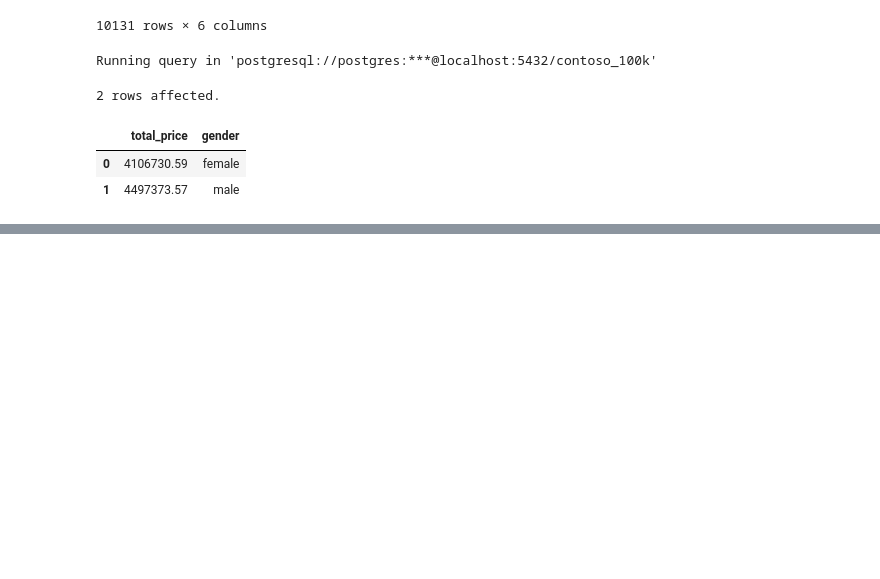
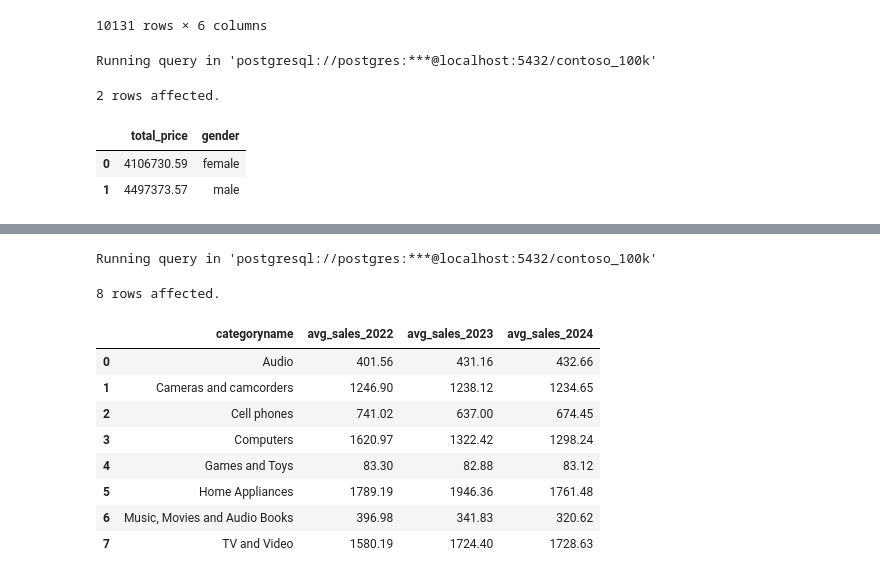
Before and after one commit to frank-hub/contoso_sql_analysis, a Jupyter notebook: Resources/Blank_SQL_Notebook.ipynb, the cells around one changed output, grey strips where cells are left out. Drawn from its saved outputs; the diff is of its cells as text; code cells hidden in the pictures; blank space fills up the shorter version.

```diff
--- a/Resources/Blank_SQL_Notebook.ipynb
+++ b/Resources/Blank_SQL_Notebook.ipynb
@@ -132,0 +162,22 @@ Running query in 'postgresql://postgres:***@localhost:5432/contoso_100k'
+# %%
+%%sql
+
+SELECT p.categoryname,
+  AVG(CASE WHEN s.orderdate BETWEEN '2022-01-01' AND '2022-12-31' THEN (s.quantity * s.unitprice) END) AS avg_sales_2022,
+  AVG(CASE WHEN s.orderdate BETWEEN '2023-01-01' AND '2023-12-31' THEN (s.quantity * s.unitprice) END) AS avg_sales_2023,
+  AVG(CASE WHEN s.orderdate BETWEEN '2024-01-01' AND '2024-12-31' THEN (s.quantity * s.unitprice) END) AS avg_sales_2024
+FROM sales s
+LEFT JOIN product p ON s.productkey = p.productkey
+GROUP BY p.categoryname
+# %% [output]
+Running query in 'postgresql://postgres:***@localhost:5432/contoso_100k'
+8 rows affected.
+|  | categoryname | avg_sales_2022 | avg_sales_2023 | avg_sales_2024 |
+| 0 | Audio | 401.56 | 431.16 | 432.66 |
+| 1 | Cameras and camcorders | 1246.90 | 1238.12 | 1234.65 |
+| 2 | Cell phones | 741.02 | 637.00 | 674.45 |
+| 3 | Computers | 1620.97 | 1322.42 | 1298.24 |
+| 4 | Games and Toys | 83.30 | 82.88 | 83.12 |
+| 5 | Home Appliances | 1789.19 | 1946.36 | 1761.48 |
+| 6 | Music, Movies and Audio Books | 396.98 | 341.83 | 320.62 |
+| 7 | TV and Video | 1580.19 | 1724.40 | 1728.63 |
```
Also changed, not shown: parts of 2 cells of this notebook.
